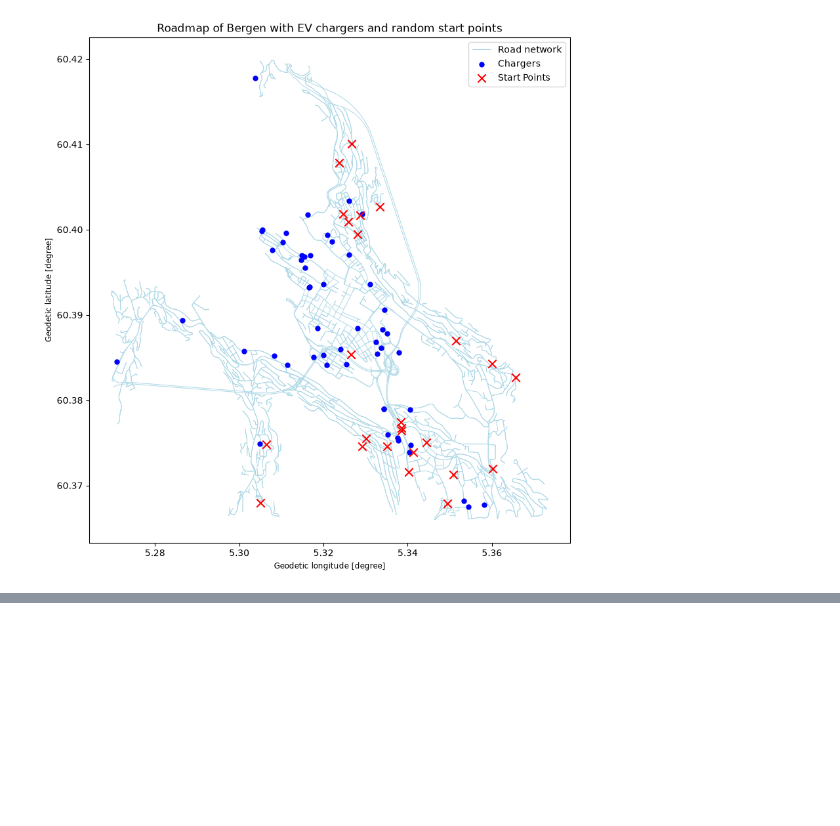
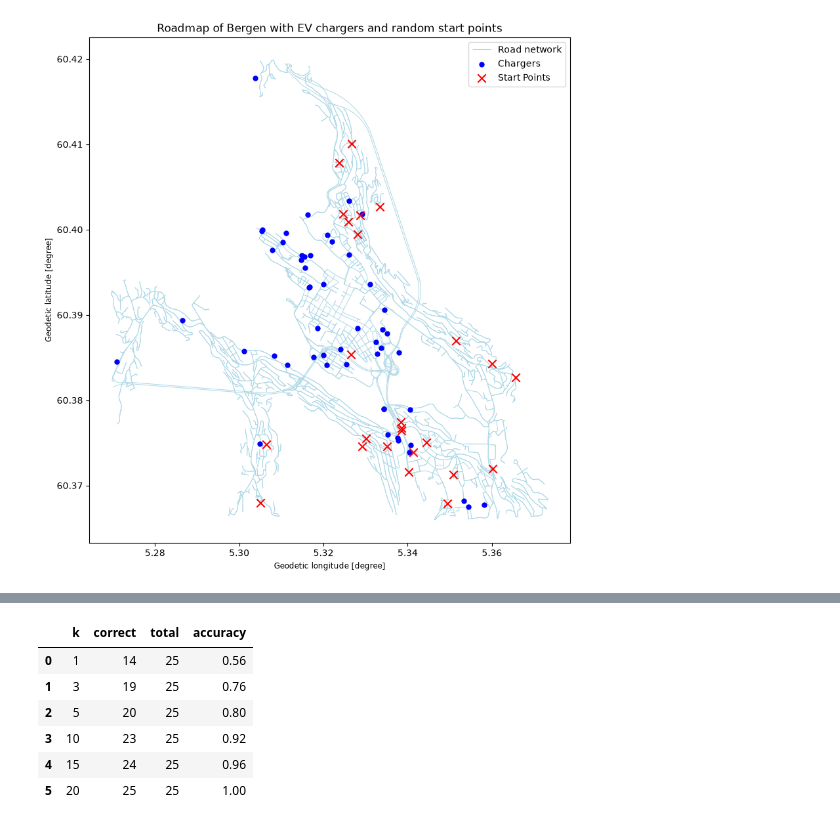
Before and after one commit to hcloenne/nearest-ev-charger, a Jupyter notebook: notebooks/road_network_routing.ipynb, the cells around one changed output, grey strips where cells are left out. Drawn from its saved outputs; the diff is of its cells as text; code cells hidden in the pictures; blank space fills up the shorter version.

Commit message:
calculated accuracy for different values of k

```diff
--- a/notebooks/road_network_routing.ipynb
+++ b/notebooks/road_network_routing.ipynb
@@ -976,3 +976,34 @@ results_k5.head()
 | 2 | 2 | 9021354652 | Danmarksplass | 94.850440 | Danmarksplass | 94.850440 | ... |
 | 3 | 3 | 83046206 | Martin Vahls Gate (offentlig) | 957.407728 | Martin Vahls Gate (offentlig) | 957.407728 | ... |
 | 4 | 4 | 60480487 | Solheimsgaten 5 - Eviny AS | 878.709043 | Solheimsgarasjen | 1273.958995 | ... |
+# %%
+k_values = [1, 3, 5, 10, 15, 20]
+
+summary = []
+
+for k in k_values:
+    results = evaluate_start_points(
+        G,
+        chargers_routable,
+        start_points_gdf,
+        k=k
+    )
+
+    summary.append({
+        "k": k,
+        "correct": results["correct"].sum(),
+        "total": len(results),
+        "accuracy": results["correct"].mean()
+    })
+
+summary_df = pd.DataFrame(summary)
+
+summary_df
+# %% [output]
+|  | k | correct | total | accuracy |
+| 0 | 1 | 14 | 25 | 0.56 |
+| 1 | 3 | 19 | 25 | 0.76 |
+| 2 | 5 | 20 | 25 | 0.80 |
+| 3 | 10 | 23 | 25 | 0.92 |
+| 4 | 15 | 24 | 25 | 0.96 |
+| 5 | 20 | 25 | 25 | 1.00 |
```
